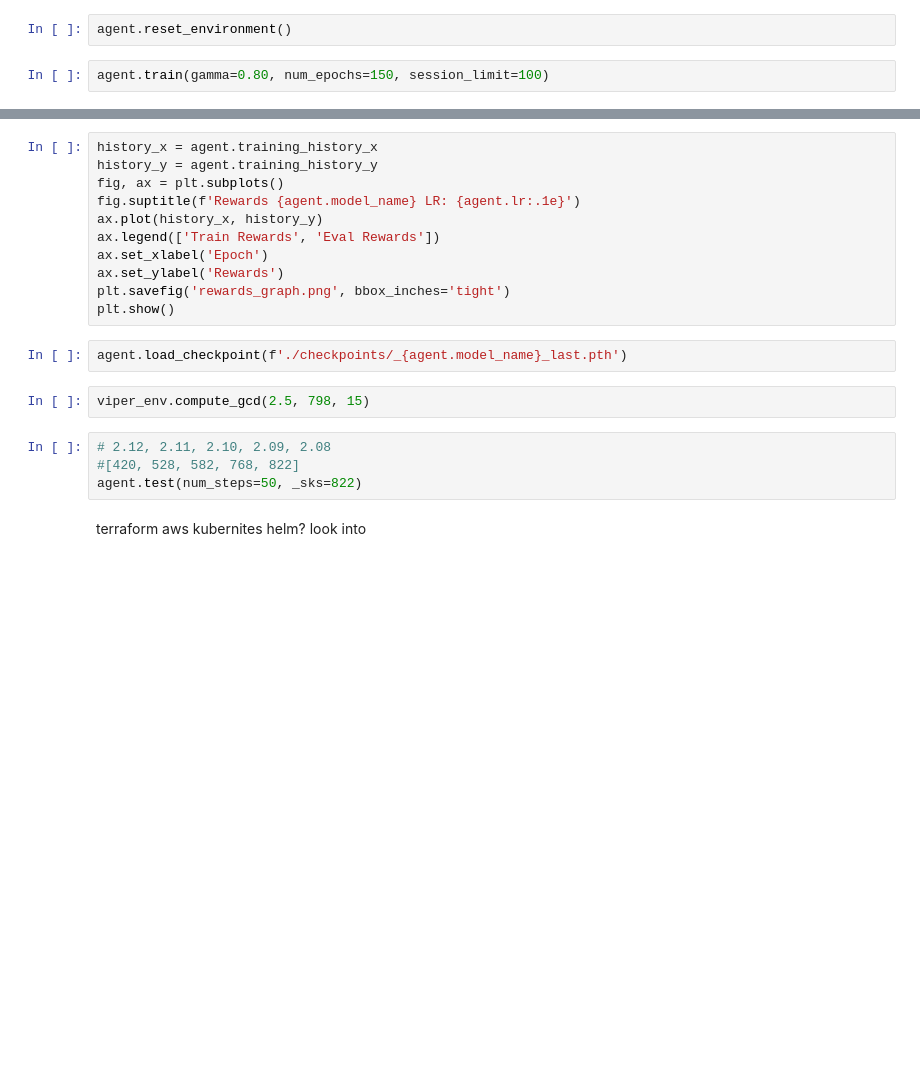
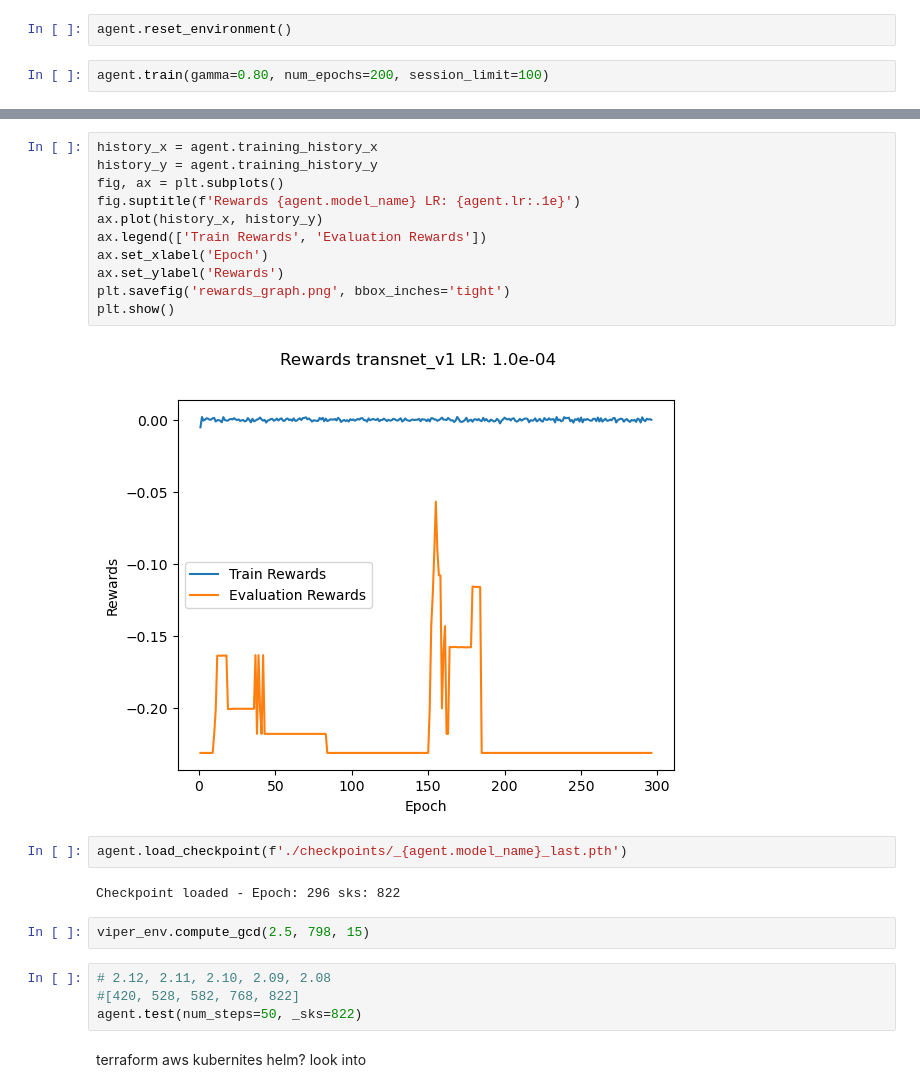
Before and after one commit to nbayt/Deep-XIV-Rotation, a Jupyter notebook: simulation.ipynb, the cells around one changed output, grey strips where cells are left out. Cells and saved outputs as stored; diff of their text form; blank space fills up the shorter version.

```diff
--- a/simulation.ipynb
+++ b/simulation.ipynb
@@ -30,4 +72,4 @@ print(_sum, _sum / len(action_sequence))
 # %%
 agent.reset_environment()
 # %%
-agent.train(gamma=0.80, num_epochs=150, session_limit=100)
+agent.train(gamma=0.80, num_epochs=200, session_limit=100)
@@ -34,16 +94,20 @@ agent.train(gamma=0.80, num_epochs=150, session_limit=100)
 # %%
 history_x = agent.training_history_x
 history_y = agent.training_history_y
 fig, ax = plt.subplots()
 fig.suptitle(f'Rewards {agent.model_name} LR: {agent.lr:.1e}')
 ax.plot(history_x, history_y)
-ax.legend(['Train Rewards', 'Eval Rewards'])
+ax.legend(['Train Rewards', 'Evaluation Rewards'])
 ax.set_xlabel('Epoch')
 ax.set_ylabel('Rewards')
 plt.savefig('rewards_graph.png', bbox_inches='tight')
 plt.show()
+# %% [output]
+[figure, added]
 # %%
 agent.load_checkpoint(f'./checkpoints/_{agent.model_name}_last.pth')
+# %% [output]
+Checkpoint loaded - Epoch: 296 sks: 822
 # %%
 viper_env.compute_gcd(2.5, 798, 15)
 # %%
```
Also changed, not shown: parts of 8 cells of this notebook, 1 other file.
